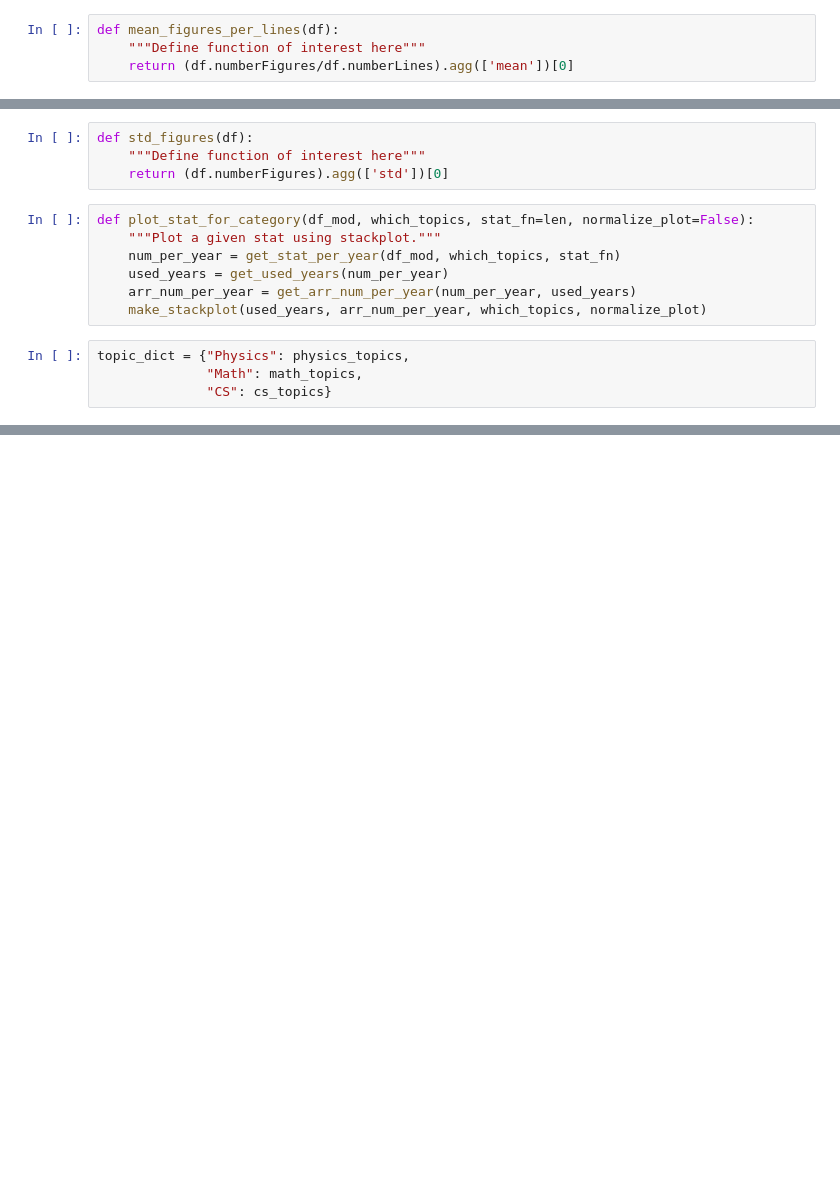
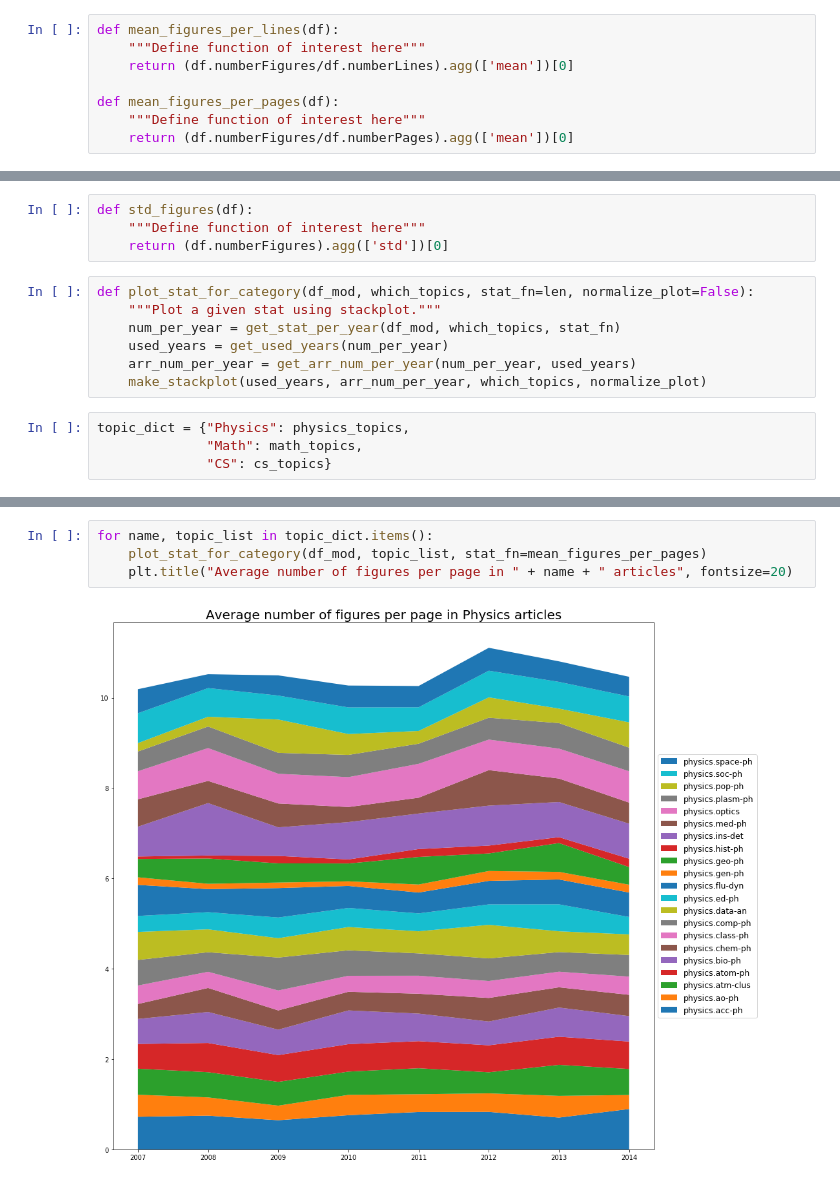
Before and after one commit to penrose/arxiv-equations, a Jupyter notebook: analysis/arxiv-count-analysis.ipynb, the cells around one changed output, grey strips where cells are left out. Drawn from its saved outputs; the diff is of its cells as text; blank space fills up the shorter version.

Commit message:
Added statistics for avg figures per page

```diff
--- a/analysis/arxiv-count-analysis.ipynb
+++ b/analysis/arxiv-count-analysis.ipynb
@@ -315,6 +315,10 @@ def make_stackplot(used_years, arr_num_per_year, which_topics, normalize_plot=Fa
 def mean_figures_per_lines(df):
     """Define function of interest here"""
     return (df.numberFigures/df.numberLines).agg(['mean'])[0]
+
+def mean_figures_per_pages(df):
+    """Define function of interest here"""
+    return (df.numberFigures/df.numberPages).agg(['mean'])[0]
 # %%
 def std_figures_per_lines(df):
     """Define function of interest here"""
@@ -364,0 +373,6 @@ for name, topic_list in topic_dict.items():
+# %%
+for name, topic_list in topic_dict.items():
+    plot_stat_for_category(df_mod, topic_list, stat_fn=mean_figures_per_pages)
+    plt.title("Average number of figures per page in " + name + " articles", fontsize=20)
+# %% [output]
+[figure, added]
```
Also changed, not shown: parts of 8 cells of this notebook.
